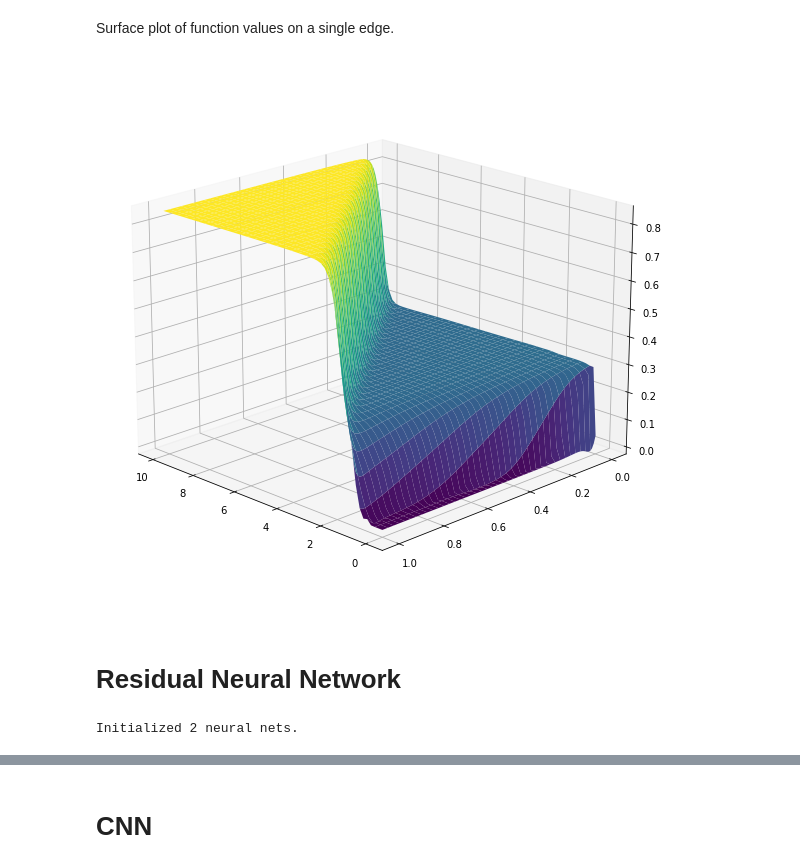
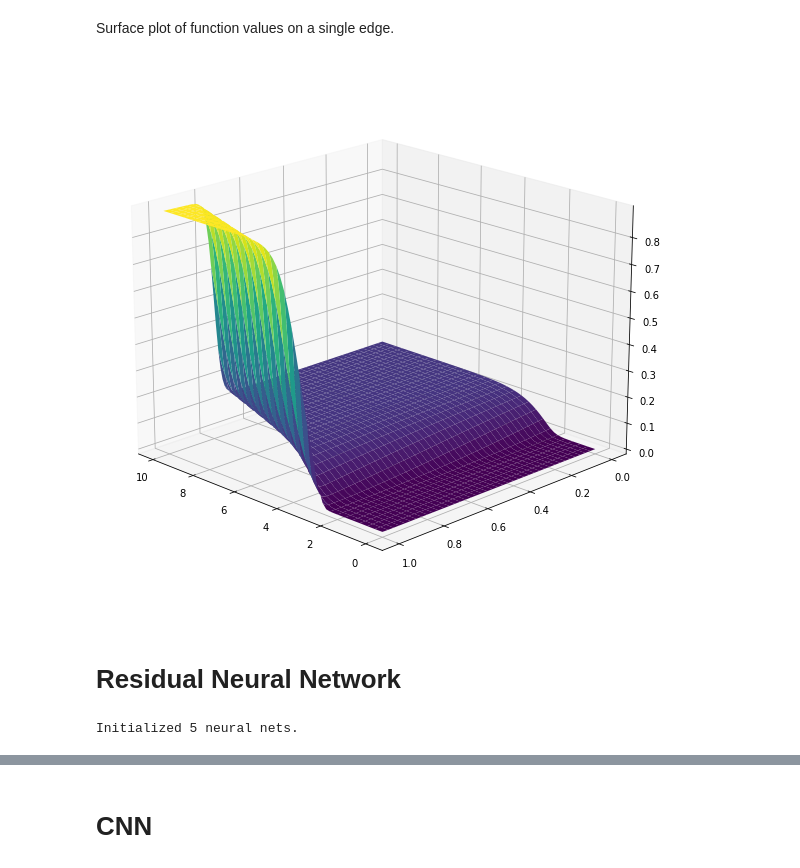
Before and after one commit to TomRiem/Master-Thesis-Riemer, a Jupyter notebook: Jupyter/old stuff/comparison_NetPINNs.ipynb, the cells around one changed output, grey strips where cells are left out. Cells and saved outputs as stored; diff of their text form; code cells hidden in the pictures.

```diff
--- a/Jupyter/old stuff/comparison_NetPINNs.ipynb
+++ b/Jupyter/old stuff/comparison_NetPINNs.ipynb
@@ -1212,27 +1212,27 @@ interactive(children=(IntSlider(value=0, description='j', max=60), Output()), _d
 # %% [markdown]
 Surface plot of function values on a single edge.
 # %%
-Eidx = 1
+Eidx = 4
 
 fig = plt.figure(figsize=(12, 10))
 ax = fig.add_subplot(111, projection='3d')
 Nt = 60
 Nx = 120
 
 tspace = tf.linspace(lb[0], ub[0], Nt + 1)
 xspace = tf.reshape(tf.linspace(lb[1], ub[1], Nx + 1), [-1, 1])
 T, X = tf.meshgrid(tspace, xspace)
 TX=tf.stack([tf.reshape(T,-1), tf.reshape(X,-1)],axis=1)
 U = solver.graphPINN.NNs[Eidx](TX) #-  solver.graphPINN.NNs[1](TX)
 U = tf.reshape(U, T.shape)
 ax.plot_surface(T, X, U, cmap='viridis')
 ax.view_init(19, 135)
 # %% [output]
-[figure, old version]
+[figure, new version]
 # %% [markdown]
 # Residual Neural Network
 # %%
-gPINN_ResNet = GraphPINN(A, dirichletNodes, dirichletAlpha, dirichletBeta, lb, ub)
+gPINN_ResNet = GraphPINN(A, dirichletNodes, dirichletAlpha, dirichletBeta, lb, ub, 'ResNet')
 N_0 = 1000
 N_b = 1000
 N_r = 4000
@@ -1240,7 +1240,7 @@ X_r, X_0, X_l, X_u = drawCollocationPoints(N_0, N_b, N_r)
 solver_ResNet = graphPINNSolver(gPINN_ResNet, X_r, X_0, X_l, X_u)
 X_r, X_0, X_l, X_u = drawCollocationPoints(N_0, N_b, N_r)
 # %% [output]
-Initialized 2 neural nets.
+Initialized 5 neural nets.
 # %%
 Eidx = 0
 
```
Also changed, not shown: parts of 18 cells of this notebook, 22 other files.
